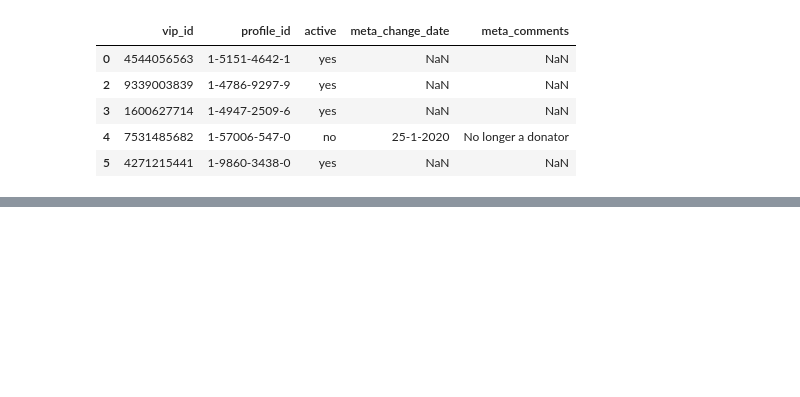
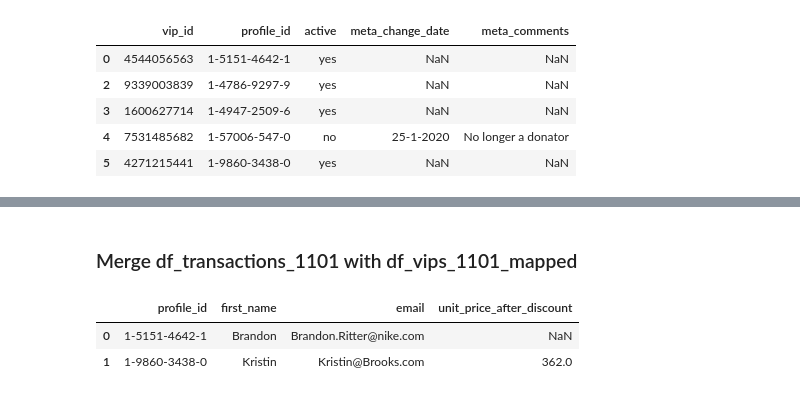
Before and after one commit to MWFK/Nike_Case_Assignments, a Jupyter notebook: VIP_promotion_Python_Version.ipynb, the cells around one changed output, grey strips where cells are left out. Cells and saved outputs as stored; diff of their text form; code cells hidden in the pictures; blank space fills up the shorter version.

```diff
--- a/VIP_promotion_Python_Version.ipynb
+++ b/VIP_promotion_Python_Version.ipynb
@@ -237,0 +279,3 @@ df_vips_1101_mapped
+# %%
+df_transactions_1101 = df_transactions_1101.groupby(['profile_id']).sum()
+df_transactions_1101
@@ -237,0 +289,11 @@ df_vips_1101_mapped
+# %% [markdown]
+### Merge df_transactions_1101 with df_vips_1101_mapped
+# %%
+df_vips_1101_mapped_transactions = pd.merge(df_vips_1101_mapped, df_transactions_1101, on='profile_id', how='left').reset_index(drop=True)
+df_vips_1101_mapped_transactions
+# Brandon did not make a purchase during the first two weeks
+# Kristin have bought two of the same unit during the first two weeks, and he returned one of them during the last week (we should keep the minus values as an indications for returned units)
+# %% [output]
+|  | profile_id | first_name | email | unit_price_after_discount |
+| 0 | 1-5151-4642-1 | Brandon | Brandon.Ritter@nike.com | NaN |
+| 1 | 1-9860-3438-0 | Kristin | Kristin@Brooks.com | 362.0 |
```
Also changed, not shown: parts of 8 cells of this notebook.
